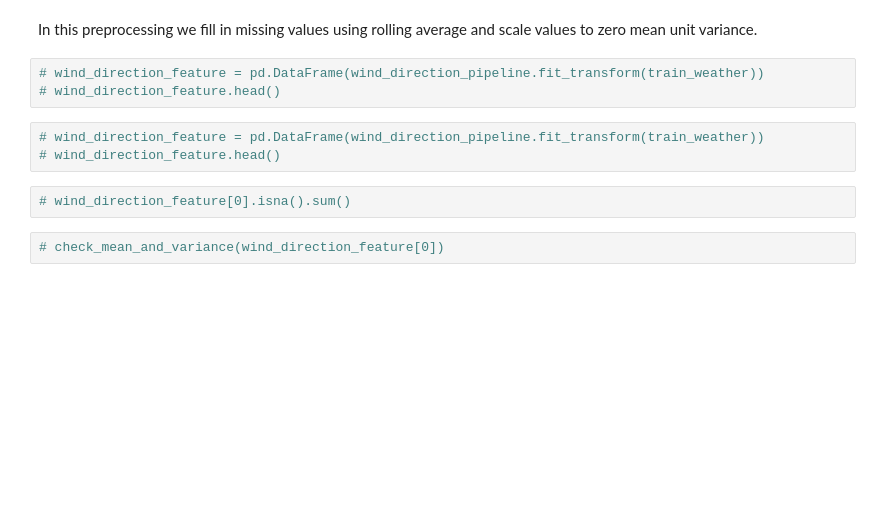
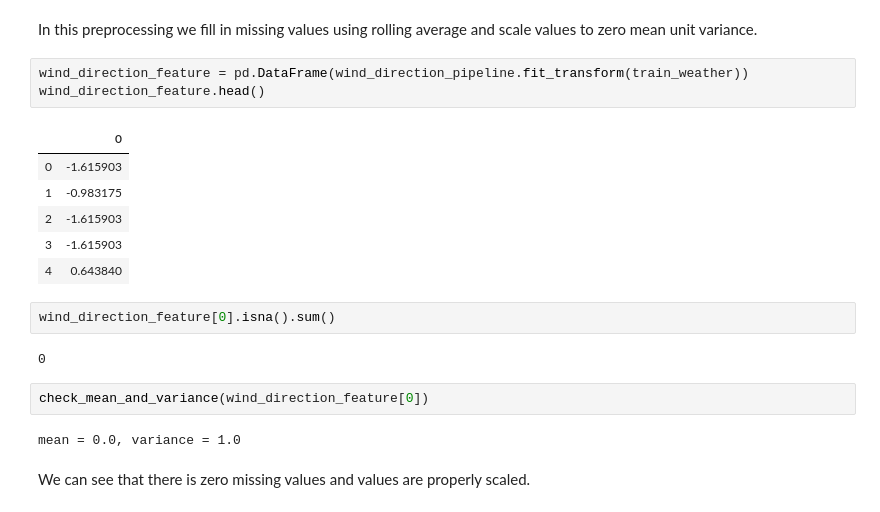
Before and after one commit to dmitana/fiit_knowledge_discovery_project, a Jupyter notebook: notebooks/preprocessing.ipynb, the cells around one changed output. Cells and saved outputs as stored; diff of their text form; blank space fills up the shorter version.

```diff
--- a/notebooks/preprocessing.ipynb
+++ b/notebooks/preprocessing.ipynb
@@ -185,12 +229,22 @@ We can see that there is zero missing values and values are properly scaled.
 # %% [markdown]
 In this preprocessing we fill in missing values using rolling average and scale values to zero mean unit variance.
 # %%
-# wind_direction_feature = pd.DataFrame(wind_direction_pipeline.fit_transform(train_weather))
-# wind_direction_feature.head()
+wind_direction_feature = pd.DataFrame(wind_direction_pipeline.fit_transform(train_weather))
+wind_direction_feature.head()
+# %% [output]
+|  | 0 |
+| 0 | -1.615903 |
+| 1 | -0.983175 |
+| 2 | -1.615903 |
+| 3 | -1.615903 |
+| 4 | 0.643840 |
-# %%
-# wind_direction_feature = pd.DataFrame(wind_direction_pipeline.fit_transform(train_weather))
-# wind_direction_feature.head()
 # %%
-# wind_direction_feature[0].isna().sum()
+wind_direction_feature[0].isna().sum()
+# %% [output]
+0
 # %%
-# check_mean_and_variance(wind_direction_feature[0])
+check_mean_and_variance(wind_direction_feature[0])
+# %% [output]
+mean = 0.0, variance = 1.0
+# %% [markdown]
+We can see that there is zero missing values and values are properly scaled.
```
Also changed, not shown: parts of 9 cells of this notebook.
